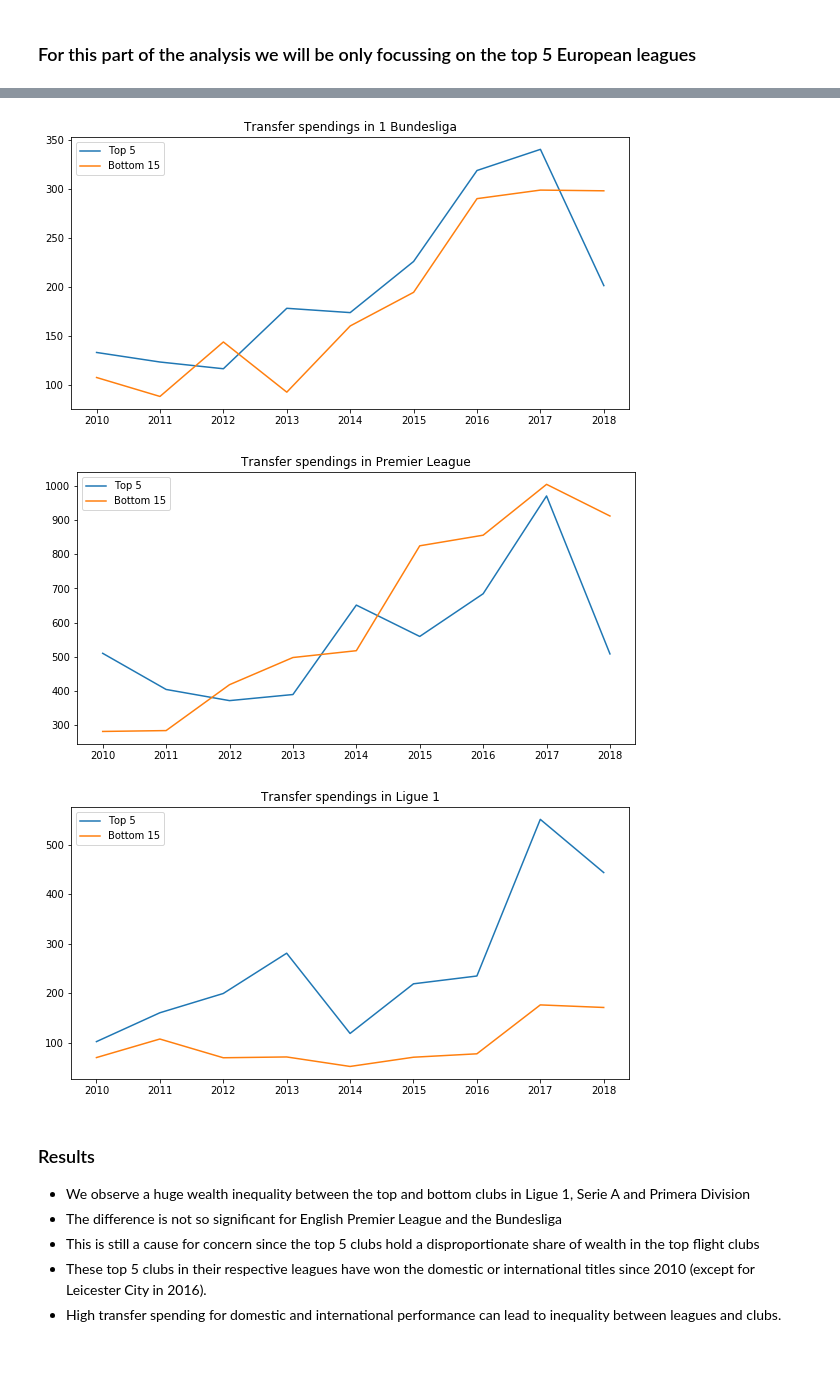
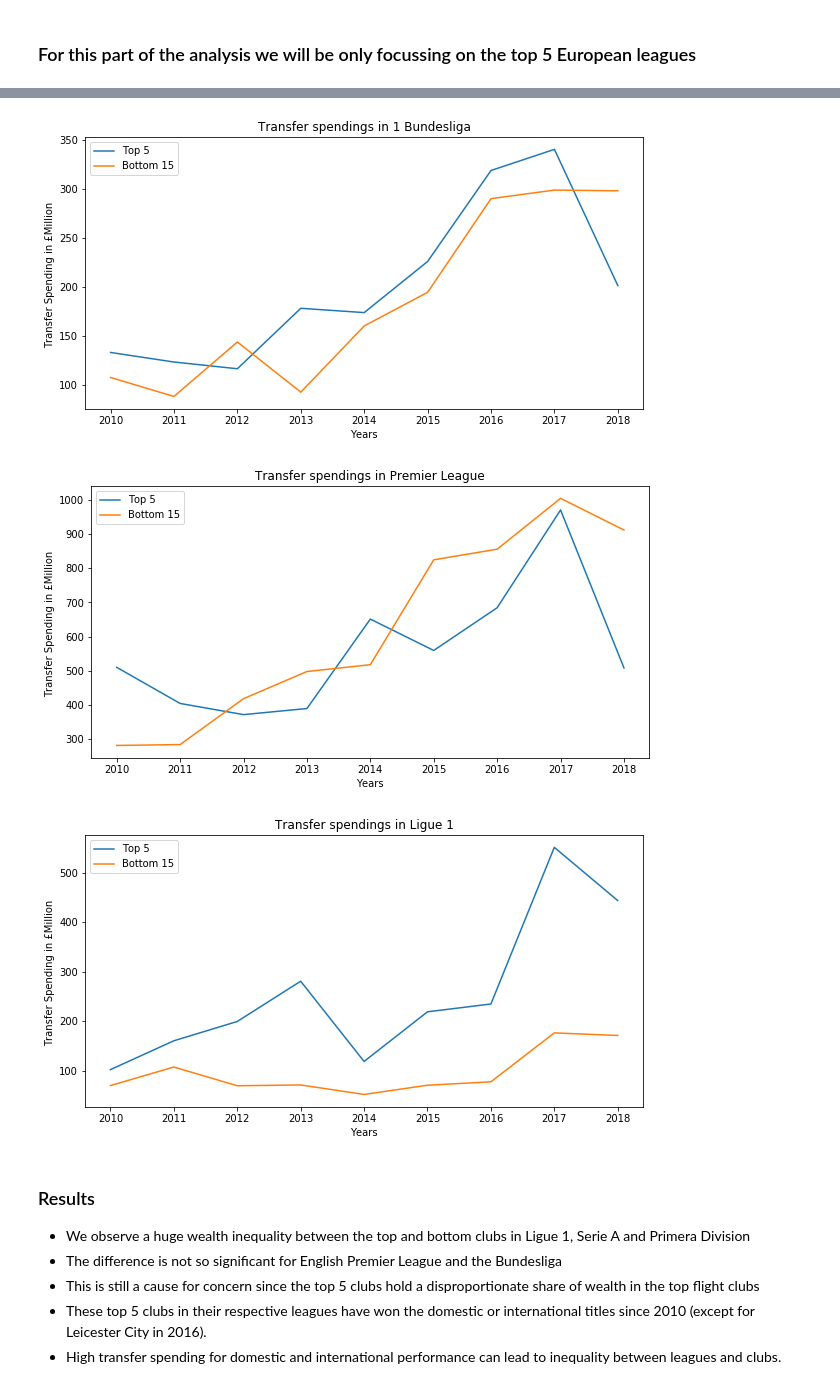
Before and after one commit to tharunsikhinam/data-512, a Jupyter notebook: data-512-project/Data-512-Analysis.ipynb, the cells around one changed output, grey strips where cells are left out. Cells and saved outputs as stored; diff of their text form; code cells hidden in the pictures; blank space fills up the shorter version.

```diff
--- a/data-512-project/Data-512-Analysis.ipynb
+++ b/data-512-project/Data-512-Analysis.ipynb
@@ -378,5 +457,7 @@ group by club_name order by sum(fee_cleaned) desc limit 5) and league_name='"+l+
 and year>=2010 group by year",cnx)
     plt.title("Transfer spendings in " + l )
     plt.plot(df["year"], df["sum(fee_inflation_adjusted)"],label="Bottom 15")
+    plt.xlabel("Years",fontsize = 10)
+    plt.ylabel("Transfer Spending in £Million ",fontsize = 10)
     plt.legend()
 # %% [output]
@@ -385,6 +466,6 @@ and year>=2010 group by year",cnx)
-[figure, old version]
+[figure, new version]
-[figure, old version]
+[figure, new version]
-[figure, old version]
+[figure, new version]
 # %% [markdown]
 ### Results
 - We observe a huge wealth inequality between the top and bottom clubs in Ligue 1, Serie A and Primera Division
```
Also changed, not shown: parts of 42 cells of this notebook, 7 other files.
